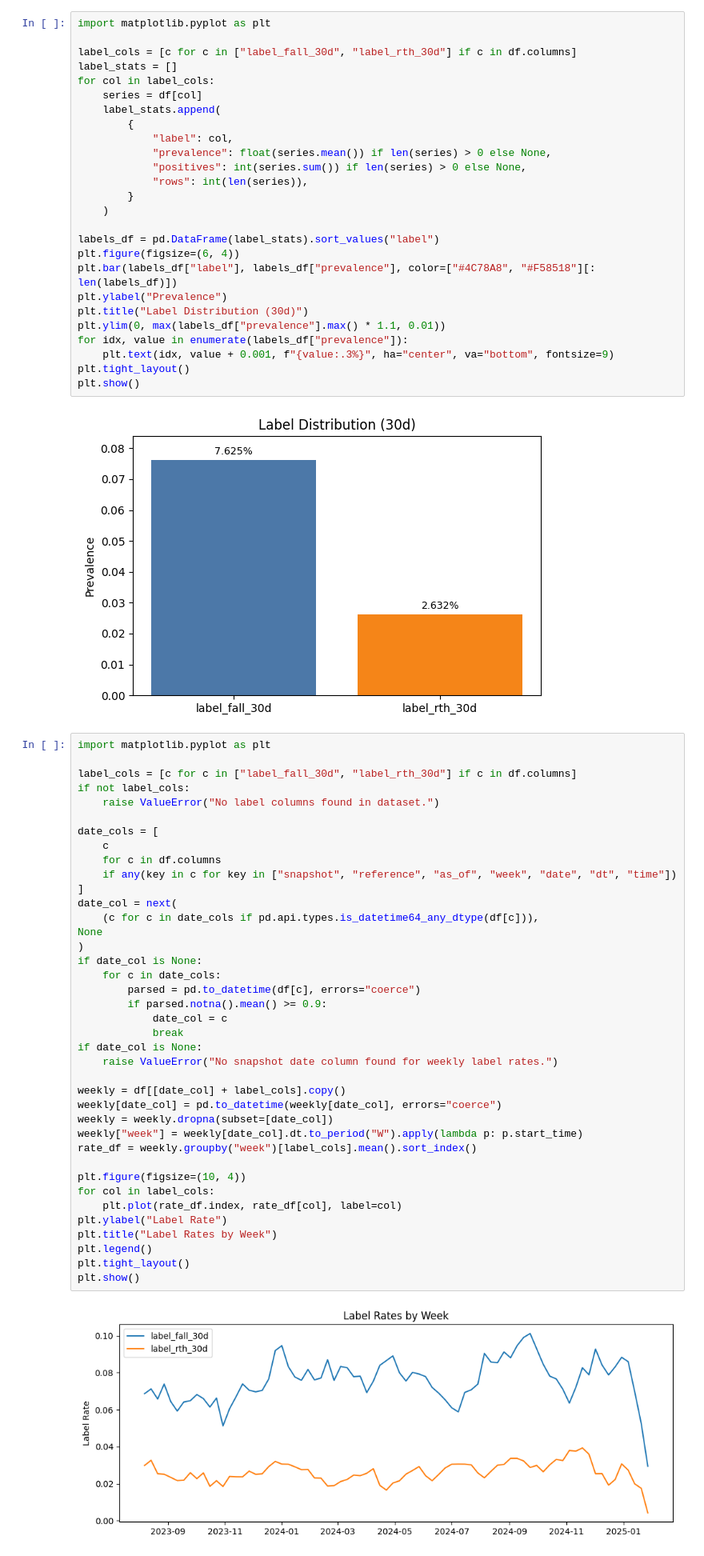
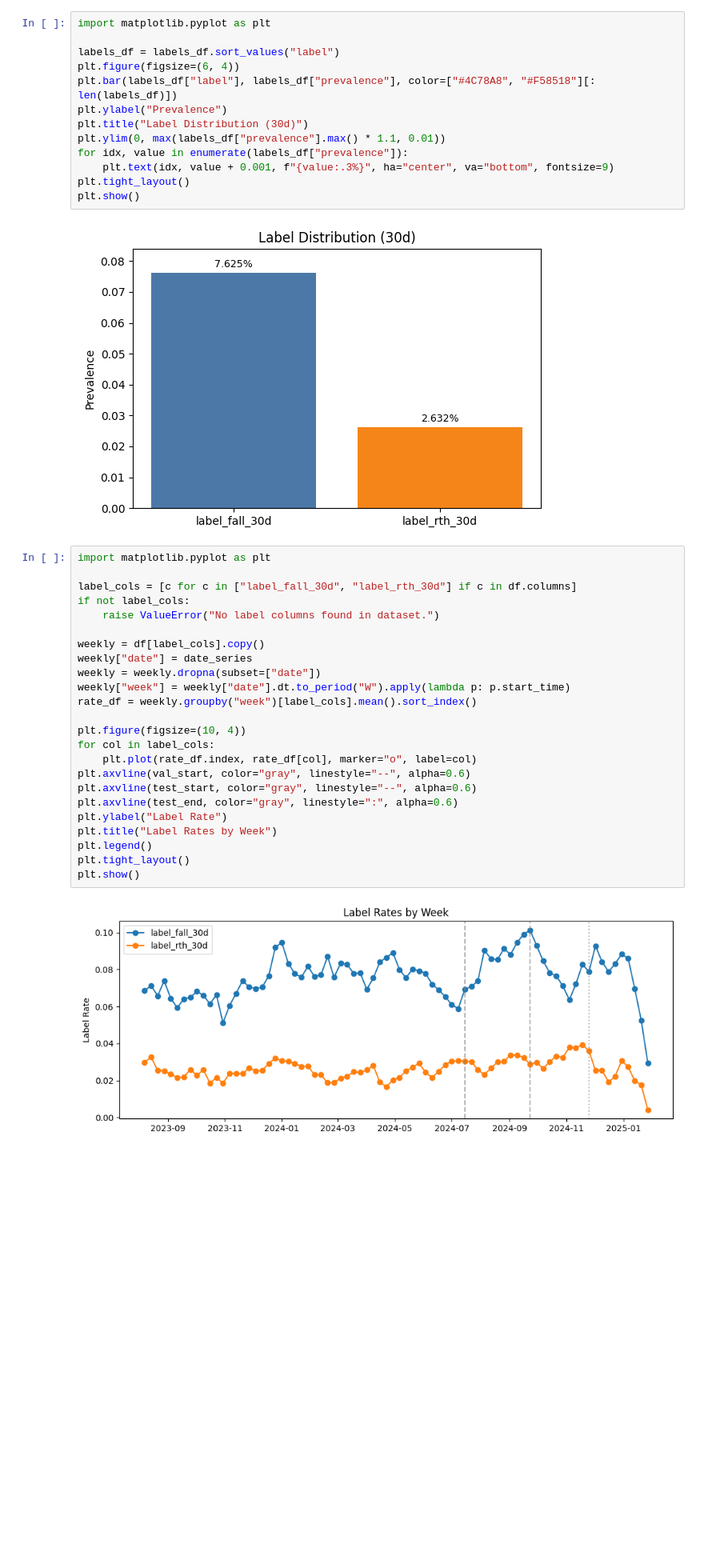
Before and after one commit to marcelosobral/incident-risk, a Jupyter notebook: notebooks/02_datavision_eda.ipynb, the cells around one changed output. Shown at 80% size. Saved outputs shown, nothing was run; the diff lists cells and outputs as text; blank space fills up the shorter version.

```diff
--- a/notebooks/02_datavision_eda.ipynb
+++ b/notebooks/02_datavision_eda.ipynb
@@ -270,20 +322,7 @@ pd.DataFrame(label_stats)
 # %%
 import matplotlib.pyplot as plt
 
-label_cols = [c for c in ["label_fall_30d", "label_rth_30d"] if c in df.columns]
-label_stats = []
-for col in label_cols:
-    series = df[col]
-    label_stats.append(
-        {
-            "label": col,
-            "prevalence": float(series.mean()) if len(series) > 0 else None,
-            "positives": int(series.sum()) if len(series) > 0 else None,
-            "rows": int(len(series)),
-        }
-    )
-
-labels_df = pd.DataFrame(label_stats).sort_values("label")
+labels_df = labels_df.sort_values("label")
 plt.figure(figsize=(6, 4))
 plt.bar(labels_df["label"], labels_df["prevalence"], color=["#4C78A8", "#F58518"][: len(labels_df)])
 plt.ylabel("Prevalence")
@@ -298,43 +337,28 @@ plt.show()
 # %%
 import matplotlib.pyplot as plt
 
 label_cols = [c for c in ["label_fall_30d", "label_rth_30d"] if c in df.columns]
 if not label_cols:
     raise ValueError("No label columns found in dataset.")
 
-date_cols = [
-    c
-    for c in df.columns
-    if any(key in c for key in ["snapshot", "reference", "as_of", "week", "date", "dt", "time"])
-]
-date_col = next(
-    (c for c in date_cols if pd.api.types.is_datetime64_any_dtype(df[c])),
-None
-)
-if date_col is None:
-    for c in date_cols:
-        parsed = pd.to_datetime(df[c], errors="coerce")
-        if parsed.notna().mean() >= 0.9:
-            date_col = c
-            break
-if date_col is None:
-    raise ValueError("No snapshot date column found for weekly label rates.")
-
-weekly = df[[date_col] + label_cols].copy()
-weekly[date_col] = pd.to_datetime(weekly[date_col], errors="coerce")
-weekly = weekly.dropna(subset=[date_col])
-weekly["week"] = weekly[date_col].dt.to_period("W").apply(lambda p: p.start_time)
+weekly = df[label_cols].copy()
+weekly["date"] = date_series
+weekly = weekly.dropna(subset=["date"])
+weekly["week"] = weekly["date"].dt.to_period("W").apply(lambda p: p.start_time)
 rate_df = weekly.groupby("week")[label_cols].mean().sort_index()
 
 plt.figure(figsize=(10, 4))
 for col in label_cols:
-    plt.plot(rate_df.index, rate_df[col], label=col)
+    plt.plot(rate_df.index, rate_df[col], marker="o", label=col)
+plt.axvline(val_start, color="gray", linestyle="--", alpha=0.6)
+plt.axvline(test_start, color="gray", linestyle="--", alpha=0.6)
+plt.axvline(test_end, color="gray", linestyle=":", alpha=0.6)
 plt.ylabel("Label Rate")
 plt.title("Label Rates by Week")
 plt.legend()
 plt.tight_layout()
 plt.show()
 # %% [output]
-[figure, old version]
+[figure, new version]
 # %% [markdown]
 ## Flagged Candidates
```
Also changed, not shown: parts of 17 cells of this notebook, 1 other file.
